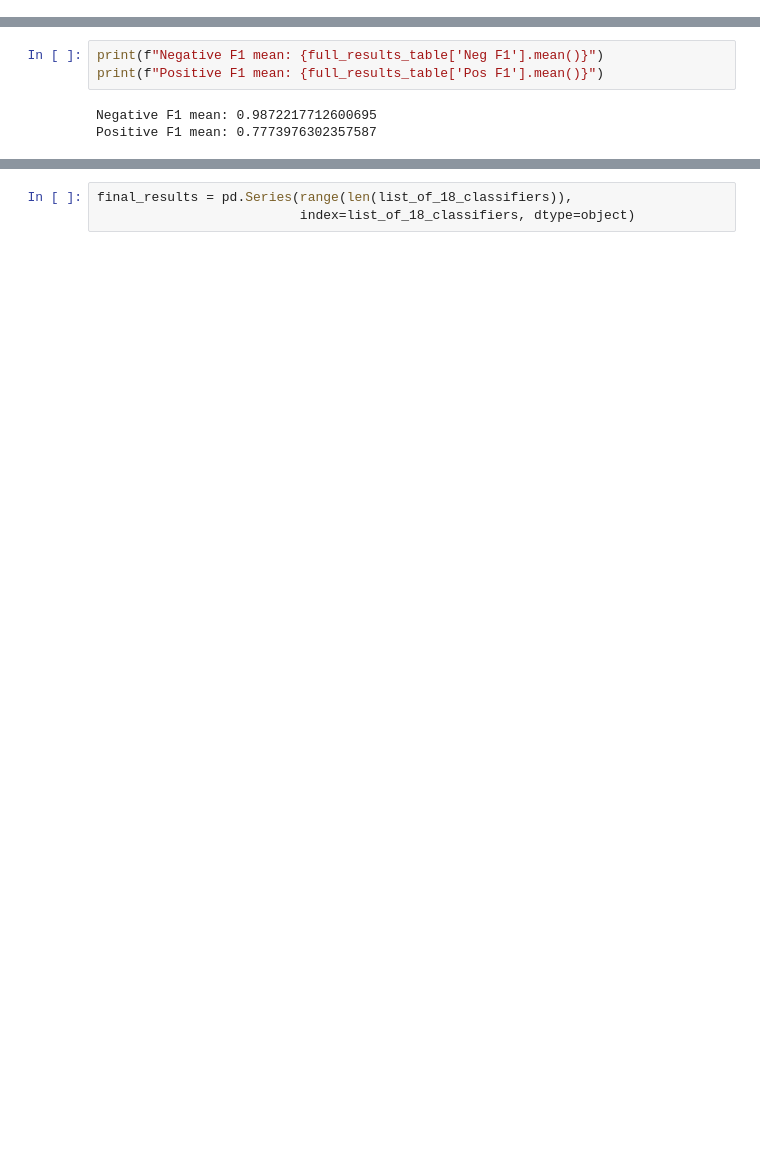
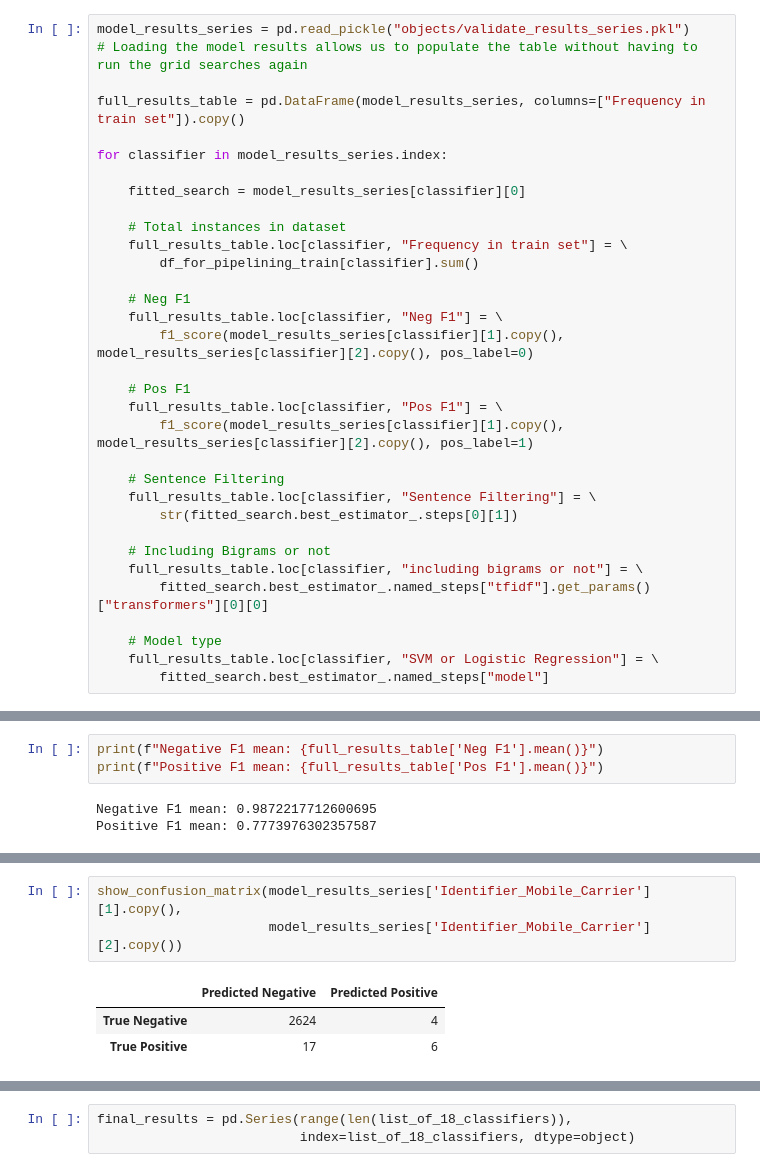
Before and after one commit to calhinchcliffe/nlp_privacy_policies, a Jupyter notebook: 5_modelling_pipeline.ipynb, the cells around one changed output, grey strips where cells are left out. Saved outputs shown, nothing was run; the diff lists cells and outputs as text; blank space fills up the shorter version.

```diff
--- a/5_modelling_pipeline.ipynb
+++ b/5_modelling_pipeline.ipynb
@@ -808,3 +577,36 @@ THIS IS A JOBLIB ISSUE. If you can, kindly provide the joblib's team with an
+# %%
+model_results_series = pd.read_pickle("objects/validate_results_series.pkl")
+# Loading the model results allows us to populate the table without having to run the grid searches again
+
+full_results_table = pd.DataFrame(model_results_series, columns=["Frequency in train set"]).copy()
+
+for classifier in model_results_series.index:
+
+    fitted_search = model_results_series[classifier][0]
+
+    # Total instances in dataset
+    full_results_table.loc[classifier, "Frequency in train set"] = \
+        df_for_pipelining_train[classifier].sum()
+
+    # Neg F1
+    full_results_table.loc[classifier, "Neg F1"] = \
+        f1_score(model_results_series[classifier][1].copy(), model_results_series[classifier][2].copy(), pos_label=0)
+
+    # Pos F1
+    full_results_table.loc[classifier, "Pos F1"] = \
+        f1_score(model_results_series[classifier][1].copy(), model_results_series[classifier][2].copy(), pos_label=1)
+
+    # Sentence Filtering
+    full_results_table.loc[classifier, "Sentence Filtering"] = \
+        str(fitted_search.best_estimator_.steps[0][1])
+
+    # Including Bigrams or not
+    full_results_table.loc[classifier, "including bigrams or not"] = \
+        fitted_search.best_estimator_.named_steps["tfidf"].get_params()["transformers"][0][0]
+
+    # Model type
+    full_results_table.loc[classifier, "SVM or Logistic Regression"] = \
+        fitted_search.best_estimator_.named_steps["model"]
 # %%
 full_results_table
 # %% [output]
@@ -1302,0 +700,7 @@ Now I will train all classifiers using the Train and Validate data sets combined
+# %%
+show_confusion_matrix(model_results_series['Identifier_Mobile_Carrier'][1].copy(),
+                      model_results_series['Identifier_Mobile_Carrier'][2].copy())
+# %% [output]
+|  | Predicted Negative | Predicted Positive |
+| True Negative | 2624 | 4 |
+| True Positive | 17 | 6 |
```
Also changed, not shown: parts of 117 cells of this notebook, 2 other files.
